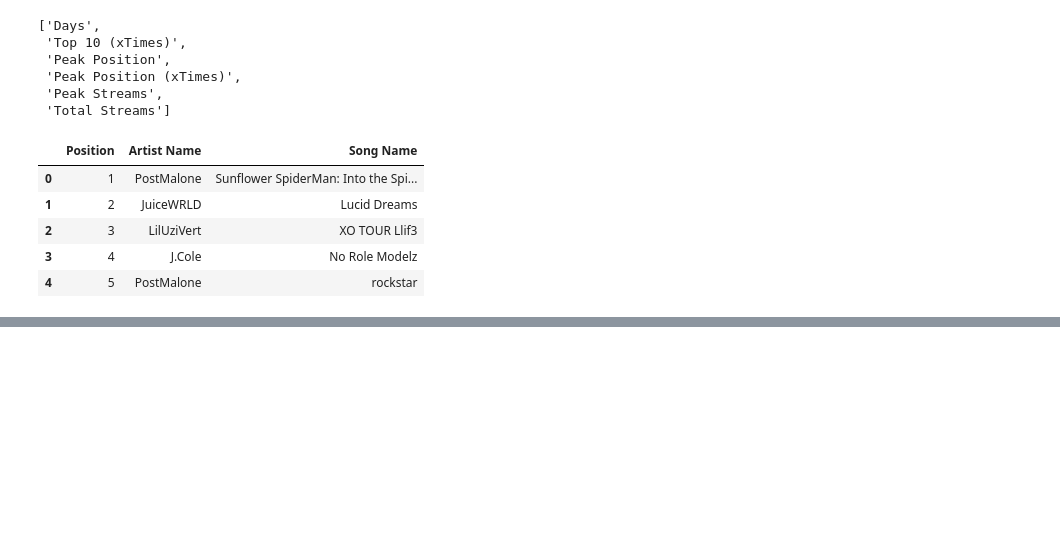
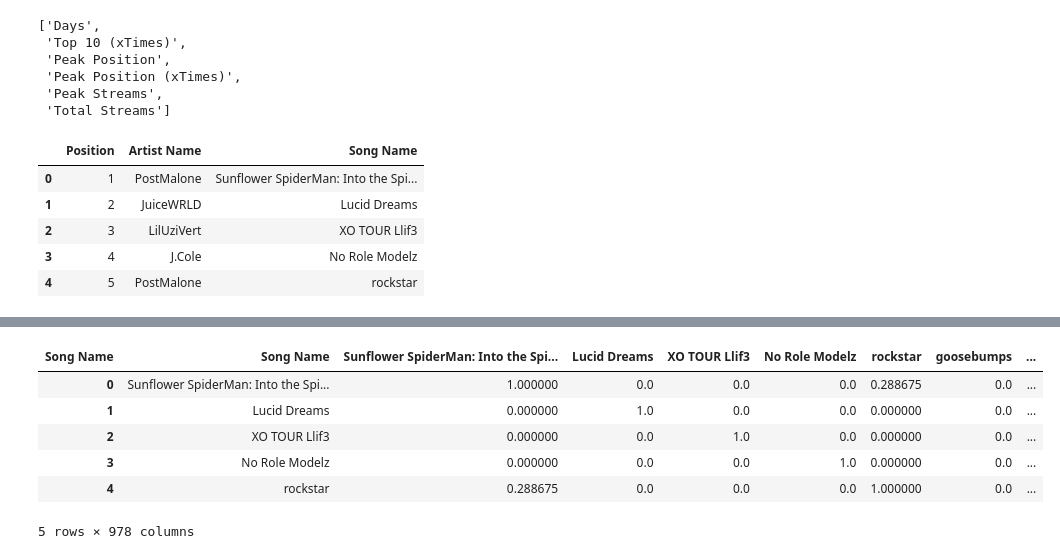
Before and after one commit to hpypeen/Project, a Jupyter notebook: music-recommendation-system.ipynb, the cells around one changed output, grey strips where cells are left out. Saved outputs shown, nothing was run; the diff lists cells and outputs as text; code cells hidden in the pictures; blank space fills up the shorter version.

```diff
--- a/music-recommendation-system.ipynb
+++ b/music-recommendation-system.ipynb
@@ -44,9 +44,6 @@ df.head()
 | 2 | 3 | Lil Uzi Vert | XO TOUR Llif3 | 1853 | 212.0 | 1 | (x4) | ... |
 | 3 | 4 | J. Cole | No Role Modelz | 2547 | 6.0 | 7 | 0 | ... |
 | 4 | 5 | Post Malone | rockstar | 1223 | 186.0 | 1 | (x124) | ... |
-# %%
-# We will just use 1000 simple for development
-df = df[:1000]
 # %%
 df.head()
 # %% [output]
@@ -233,0 +231,4 @@ Finally, let's combine those three column into single one.
+# %%
+df["data"] = df[df.columns].apply(lambda x: " ".join(x.astype(str)), axis=1)
+
+df.head()
@@ -233,0 +244,3 @@ Finally, let's combine those three column into single one.
+# %%
+vectorizer = CountVectorizer()
+vectorized = vectorizer.fit_transform(df["data"])
@@ -233,0 +269,4 @@ Finally, let's combine those three column into single one.
+# %%
+similarities = cosine_similarity(vectorized)
+
+print(similarities)
@@ -233,0 +281,12 @@ Finally, let's combine those three column into single one.
+# %%
+df_tmp = pd.DataFrame(similarities, columns=df["Song Name"], index=df["Song Name"]).reset_index()
+
+df_tmp.head()
+# %% [output]
+| Song Name | Song Name | Sunflower SpiderMan: Into the Spi... | Lucid Dreams | XO TOUR Llif3 | No Role Modelz | rockstar | goosebumps | ... |
+| 0 | Sunflower SpiderMan: Into the Spi... | 1.000000 | 0.0 | 0.0 | 0.0 | 0.288675 | 0.0 | ... |
+| 1 | Lucid Dreams | 0.000000 | 1.0 | 0.0 | 0.0 | 0.000000 | 0.0 | ... |
+| 2 | XO TOUR Llif3 | 0.000000 | 0.0 | 1.0 | 0.0 | 0.000000 | 0.0 | ... |
+| 3 | No Role Modelz | 0.000000 | 0.0 | 0.0 | 1.0 | 0.000000 | 0.0 | ... |
+| 4 | rockstar | 0.288675 | 0.0 | 0.0 | 0.0 | 1.000000 | 0.0 | ... |
+5 rows × 978 columns
```
Also changed, not shown: parts of 6 cells of this notebook, 1 other file.
